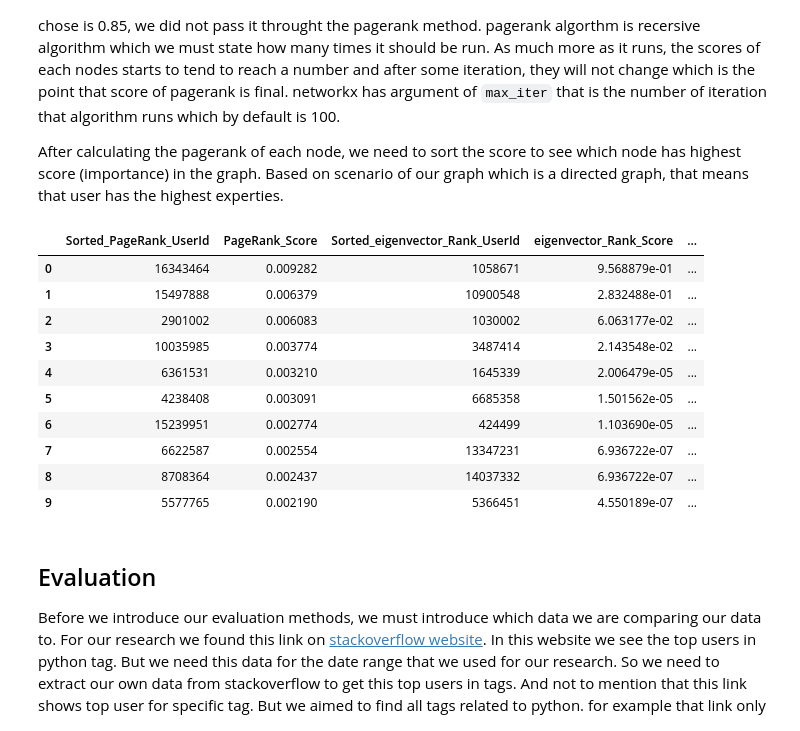
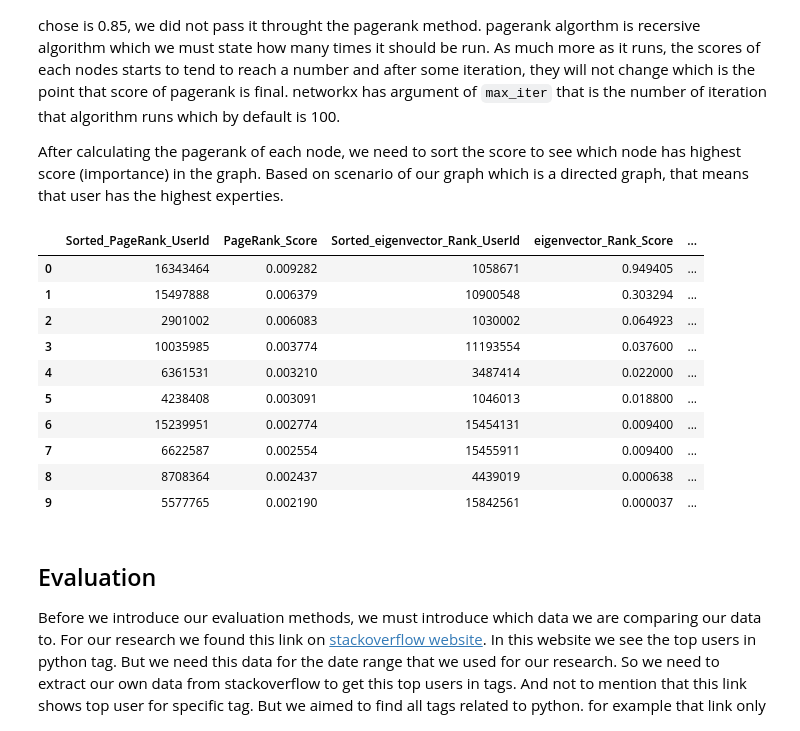
Before and after one commit to behnam7171/SocialWeb, a Jupyter notebook: research_project.ipynb, the cells around one changed output. Drawn from its saved outputs; the diff is of its cells as text; code cells hidden in the pictures.

```diff
--- a/research_project.ipynb
+++ b/research_project.ipynb
@@ -137,8 +184,8 @@ There is a parameter called damping factor which indicates the probability of ju
 After calculating the pagerank of each node, we need to sort the score to see which node has highest score (importance) in the graph. Based on scenario of our graph which is a directed graph, that means that user has the highest experties.
 # %%
 gws_pagerank = nx.pagerank(G_with_scores)
-gws_eigenvector = nx.eigenvector_centrality(G_with_scores, weight='weight')
 gws_in_degree = G_with_scores.in_degree(weight='weight')
+gws_eigenvector = nx.eigenvector_centrality(G_with_scores.reverse(), weight='weight')
 
 gws_pagerank_rank = sorted(gws_pagerank.items(), key=lambda x: x[1], reverse=True)
 gws_eigenvector_Rank = sorted(gws_eigenvector.items(), key=lambda x: x[1], reverse=True)
@@ -160,44 +207,44 @@ gws_degree_centrality_rank_score = [x[1] for x in gws_in_Degree_Centrality_Rank]
 data = {'Sorted_PageRank_UserId': gws_sorted_pageRank_userId[0:10],'PageRank_Score': gws_pageRank_score[0:10],
         'Sorted_eigenvector_Rank_UserId': gws_sorted_eigenvector_rank_userId[0:10] , 'eigenvector_Rank_Score' : gws_eigenvector_rank_score[0:10],
         'Sorted_Degree_Centrality_UserId' :gws_sorted_degree_centrality_userId[0:10], 'Degree_Centrality_Rank_Score' : gws_degree_centrality_rank_score[0:10]}
 df = pd.DataFrame(data)
 
 
 
 display(df)
 
 
 ###########################################
 
 gwos_pagerank = nx.pagerank(G_without_scores)
-gwos_eigenvector = nx.eigenvector_centrality(G_without_scores)
 gwos_in_degree = nx.in_degree_centrality(G_without_scores)
+gwos_eigenvector = nx.eigenvector_centrality(G_without_scores.reverse(), weight='weight')
 
 gwos_pagerank_rank = sorted(gwos_pagerank.items(), key=lambda x: x[1], reverse=True)
 gwos_eigenvector_rank = sorted(gwos_eigenvector.items(), key=lambda x: x[1], reverse=True)
 gwos_in_degree_centrality_rank = sorted(gwos_in_degree.items(), key=lambda x: x[1], reverse=True)
 
 
 gwos_sorted_pageRank_userId = [x[0] for x in gwos_pagerank_rank]
 gwos_rageRank_score = [x[1] for x in gwos_pagerank_rank]
 
 gwos_sorted_eigenvector_Rank_UserId = [x[0] for x in gwos_eigenvector_rank]
 gwos_eigenvector_rank_score = [x[1] for x in gwos_eigenvector_rank]
 
 gwos_sorted_degree_centrality_userId = [x[0] for x in gwos_in_degree_centrality_rank]
 gwos_degree_centrality_rank_score = [x[1] for x in gwos_in_degree_centrality_rank]
 # %% [output]
 |  | Sorted_PageRank_UserId | PageRank_Score | Sorted_eigenvector_Rank_UserId | eigenvector_Rank_Score | ... |
-| 0 | 16343464 | 0.009282 | 1058671 | 9.568879e-01 | ... |
-| 1 | 15497888 | 0.006379 | 10900548 | 2.832488e-01 | ... |
-| 2 | 2901002 | 0.006083 | 1030002 | 6.063177e-02 | ... |
-| 3 | 10035985 | 0.003774 | 3487414 | 2.143548e-02 | ... |
-| 4 | 6361531 | 0.003210 | 1645339 | 2.006479e-05 | ... |
-| 5 | 4238408 | 0.003091 | 6685358 | 1.501562e-05 | ... |
-| 6 | 15239951 | 0.002774 | 424499 | 1.103690e-05 | ... |
-| 7 | 6622587 | 0.002554 | 13347231 | 6.936722e-07 | ... |
-| 8 | 8708364 | 0.002437 | 14037332 | 6.936722e-07 | ... |
-| 9 | 5577765 | 0.002190 | 5366451 | 4.550189e-07 | ... |
+| 0 | 16343464 | 0.009282 | 1058671 | 0.949405 | ... |
+| 1 | 15497888 | 0.006379 | 10900548 | 0.303294 | ... |
+| 2 | 2901002 | 0.006083 | 1030002 | 0.064923 | ... |
+| 3 | 10035985 | 0.003774 | 11193554 | 0.037600 | ... |
+| 4 | 6361531 | 0.003210 | 3487414 | 0.022000 | ... |
+| 5 | 4238408 | 0.003091 | 1046013 | 0.018800 | ... |
+| 6 | 15239951 | 0.002774 | 15454131 | 0.009400 | ... |
+| 7 | 6622587 | 0.002554 | 15455911 | 0.009400 | ... |
+| 8 | 8708364 | 0.002437 | 4439019 | 0.000638 | ... |
+| 9 | 5577765 | 0.002190 | 15842561 | 0.000037 | ... |
 # %% [markdown]
 ## Evaluation
 Before we introduce our evaluation methods, we must introduce which data we are comparing our data to.
```
Also changed, not shown: parts of 7 cells of this notebook.
